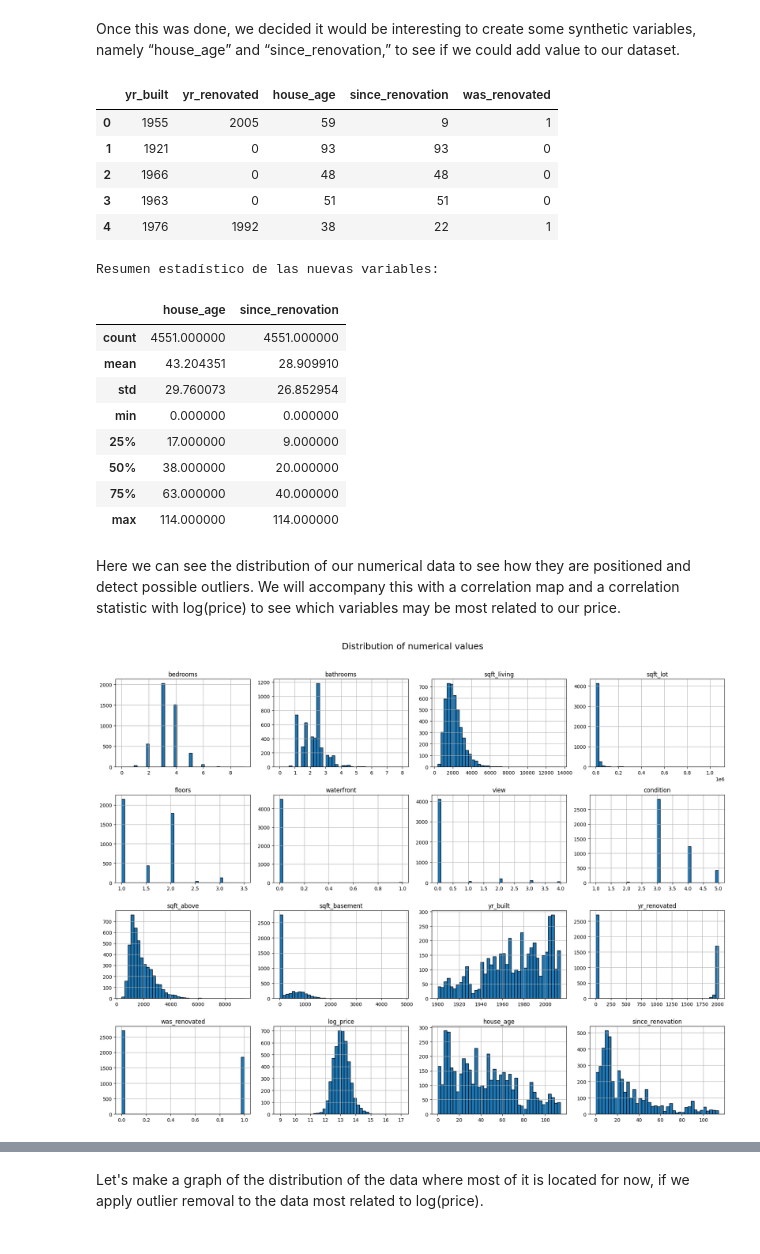
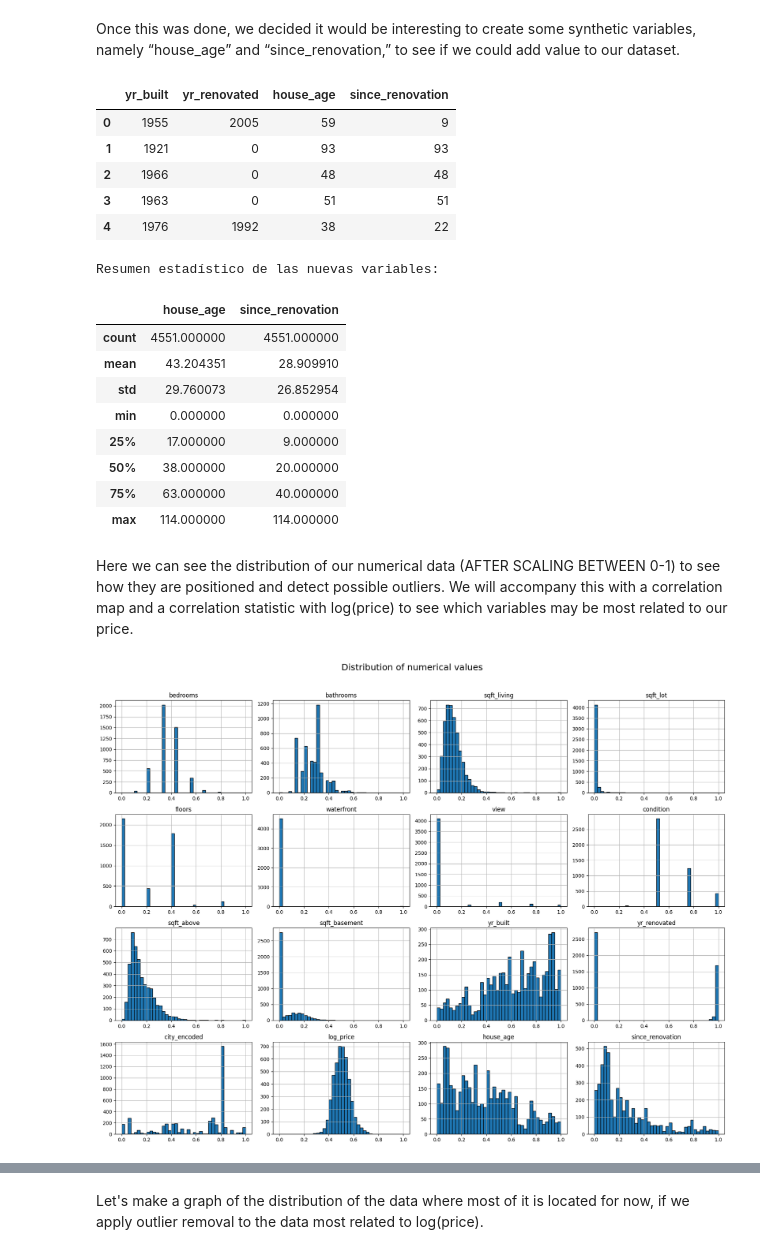
Before and after one commit to ItsTowi/Activity1_NEC, a Jupyter notebook: activity1.ipynb, the cells around one changed output, grey strips where cells are left out. Drawn from its saved outputs; the diff is of its cells as text; code cells hidden in the pictures.

Commit message:
improve the preproccesing, reescale variables and label encode cities

```diff
--- a/activity1.ipynb
+++ b/activity1.ipynb
@@ -8,23 +17,8 @@ import seaborn as sns
+# %%
+df = pd.read_csv("archive/data.csv")
+
+df = df.drop(columns=["date", "country", "street", "statezip"])
 # %% [markdown]
 Let's start with our data preprocessing. First, we will read the file and remove the “date,” “country,” and “street” columns, as they do not provide relevant information for our prediction.
 
 We will also compare sqft_living and the sum of sqft_above+sqft_basement to check if the sum is equal.
-# %%
-df = pd.read_csv("archive/data.csv")
-
-df = df.drop(columns=["date", "country", "street"])
-
-#df["was_renovated"] = (df["yr_renovated"] > 0).astype(int)
-
-
-df["sqft_sum"] = df["sqft_above"] + df["sqft_basement"]
-df["sqft_diff"] = df["sqft_living"] - df["sqft_sum"]
-df["sqft_diff_pct"] = np.abs(df["sqft_diff"]) / df["sqft_living"]
-
-
-print("Consistency between sqft_living and sqft_above+sqft_basement:")
-print(df["sqft_diff_pct"].describe())
-
-inconsistentes = df[df["sqft_diff_pct"] > 0.05]
-print(f"\nRows with unconsistency >5%: {len(inconsistentes)}")
-display(inconsistentes[["sqft_living", "sqft_above", "sqft_basement", "sqft_sum", "sqft_diff"]].head())
@@ -48,0 +59,6 @@ As we have seen, the sum is the same, so we can now delete the variables created
+# %%
+le = LabelEncoder()
+
+df['city_encoded'] = le.fit_transform(df['city'])
+print(f"\nTotal of cities: {len(le.classes_)}")
+print(df[['city', 'city_encoded', 'price']].head(10))
@@ -103,17 +132,17 @@ df["since_renovation"] = np.where(
 )
 
 
-display(df[["yr_built", "yr_renovated", "house_age", "since_renovation", "was_renovated"]].head())
+display(df[["yr_built", "yr_renovated", "house_age", "since_renovation"]].head())
 
 print("\nResumen estadístico de las nuevas variables:")
 display(df[["house_age", "since_renovation"]].describe())
 # %% [output]
-|  | yr_built | yr_renovated | house_age | since_renovation | was_renovated |
-| 0 | 1955 | 2005 | 59 | 9 | 1 |
-| 1 | 1921 | 0 | 93 | 93 | 0 |
-| 2 | 1966 | 0 | 48 | 48 | 0 |
-| 3 | 1963 | 0 | 51 | 51 | 0 |
-| 4 | 1976 | 1992 | 38 | 22 | 1 |
+|  | yr_built | yr_renovated | house_age | since_renovation |
+| 0 | 1955 | 2005 | 59 | 9 |
+| 1 | 1921 | 0 | 93 | 93 |
+| 2 | 1966 | 0 | 48 | 48 |
+| 3 | 1963 | 0 | 51 | 51 |
+| 4 | 1976 | 1992 | 38 | 22 |
 Resumen estadístico de las nuevas variables:
 |  | house_age | since_renovation |
 | count | 4551.000000 | 4551.000000 |
@@ -125,16 +154,19 @@ Resumen estadístico de las nuevas variables:
 | 75% | 63.000000 | 40.000000 |
 | max | 114.000000 | 114.000000 |
 # %% [markdown]
-Here we can see the distribution of our numerical data to see how they are positioned and detect possible outliers. We will accompany this with a correlation map and a correlation statistic with log(price) to see which variables may be most related to our price.
+Here we can see the distribution of our numerical data (AFTER SCALING BETWEEN 0-1) to see how they are positioned and detect possible outliers. We will accompany this with a correlation map and a correlation statistic with log(price) to see which variables may be most related to our price.
 # %%
 numeric_cols = df.select_dtypes(include=['int64', 'float64']).columns.drop(['price'], errors='ignore')
+
+scaler = MinMaxScaler(feature_range=(0, 1))
+df[numeric_cols] = scaler.fit_transform(df[numeric_cols])
 
 df[numeric_cols].hist(figsize=(18, 14), bins=40, edgecolor='black')
 plt.suptitle("Distribution of numerical values", fontsize=18)
 plt.tight_layout(rect=[0, 0, 1, 0.96])
 plt.show()
 # %% [output]
-[figure, old version]
+[figure, new version]
 # %%
 corr = df.corr(numeric_only=True)
 
```
Also changed, not shown: parts of 15 cells of this notebook, 1 other file.
